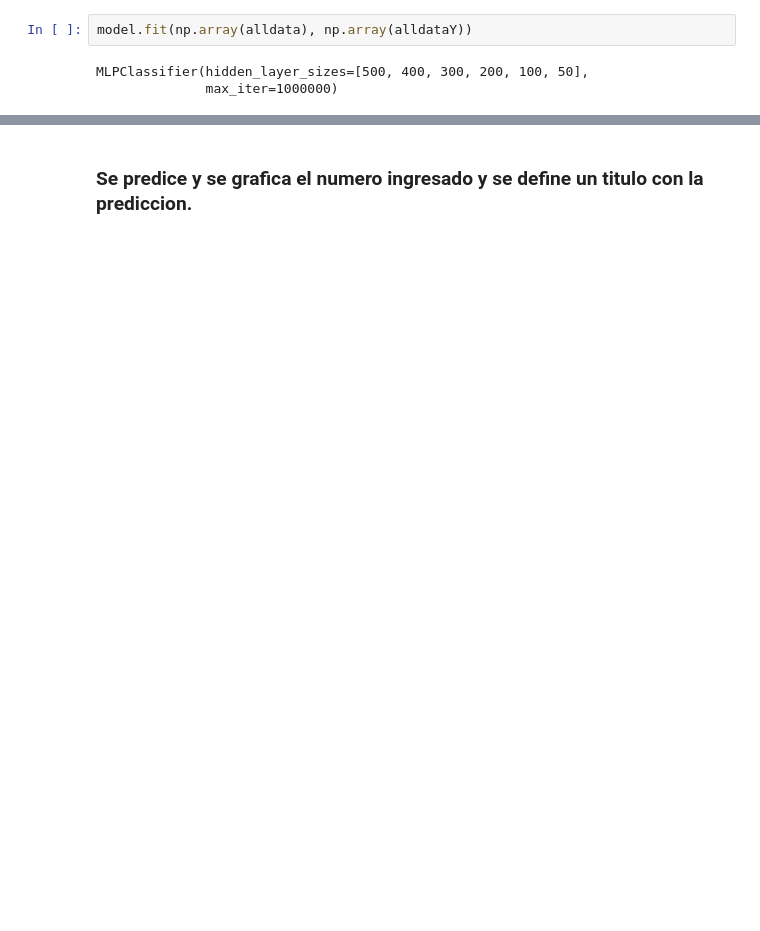
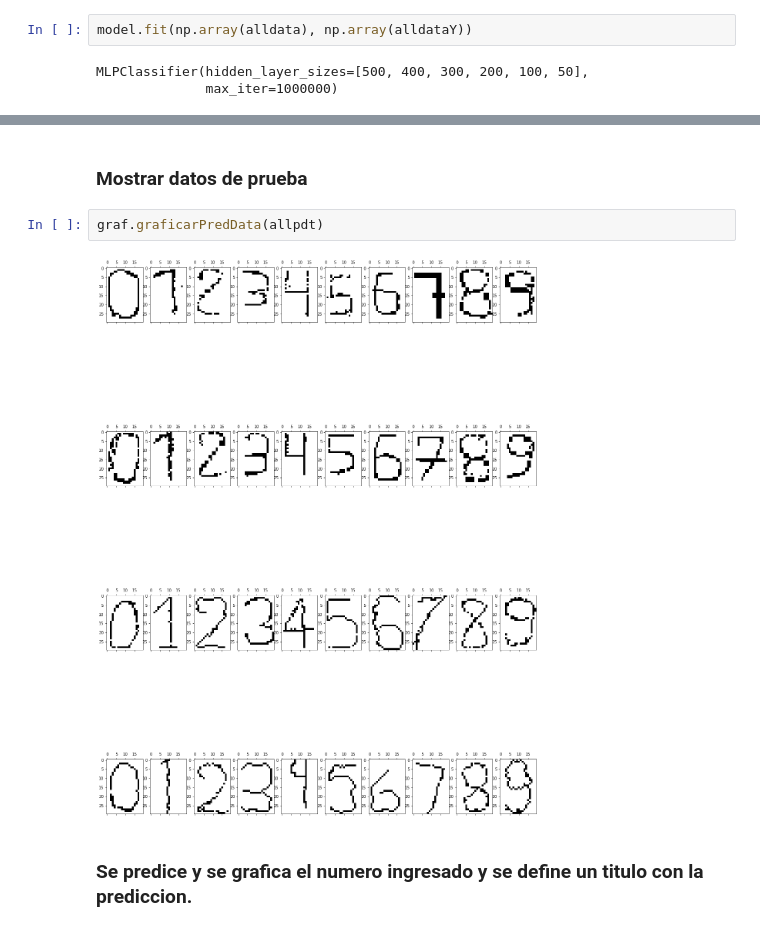
Before and after one commit to julyoc/EjercicioPrediccionNumeros, a Jupyter notebook: Numeros.ipynb, the cells around one changed output, grey strips where cells are left out. Saved outputs shown, nothing was run; the diff lists cells and outputs as text; blank space fills up the shorter version.

```diff
--- a/Numeros.ipynb
+++ b/Numeros.ipynb
@@ -71,3 +103,9 @@ MLPClassifier(hidden_layer_sizes=[500, 400, 300, 200, 100, 50],
+# %% [markdown]
+### Mostrar datos de prueba
+# %%
+graf.graficarPredData(allpdt)
+# %% [output]
+[figure, added]
 # %% [markdown]
 ### Se predice y se grafica el numero ingresado y se define un titulo con la prediccion.
 # %%
```
Also changed, not shown: parts of 17 cells of this notebook, 4 other files.
